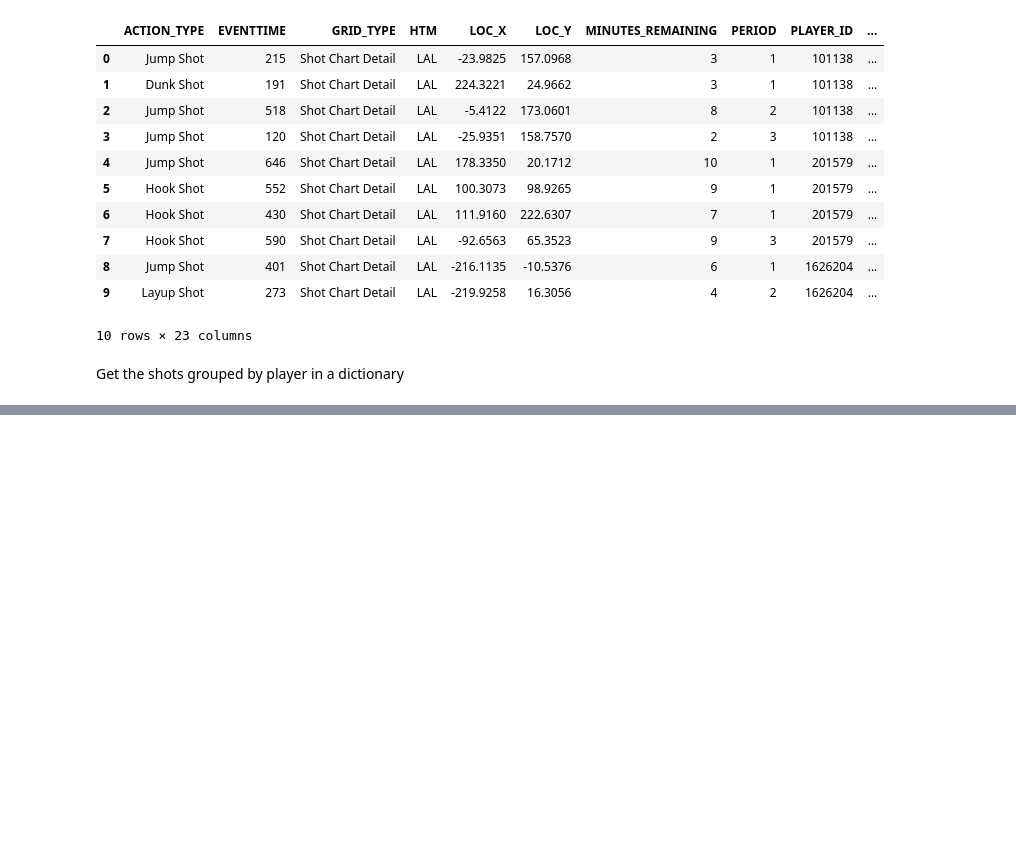
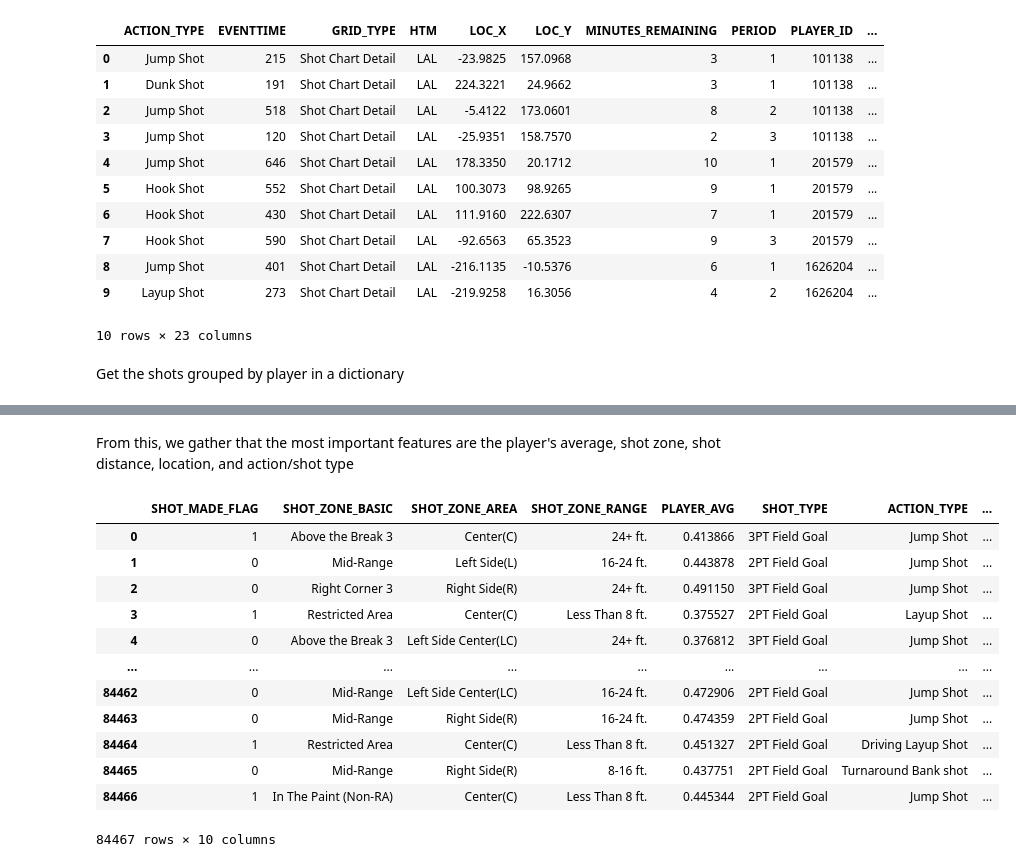
Before and after one commit to tomerzur/NBA-Shot-Prediction, a Jupyter notebook: main.ipynb, the cells around one changed output, grey strips where cells are left out. Saved outputs shown, nothing was run; the diff lists cells and outputs as text; code cells hidden in the pictures; blank space fills up the shorter version.

```diff
--- a/main.ipynb
+++ b/main.ipynb
@@ -80,3 +103,4 @@ fullDF = pd.read_csv('fullDF.csv')
 # %%
+# drop irrelevant columns
 fullDF = fullDF.loc[:, ~fullDF.columns.str.contains('^Unnamed')]
-fullDF.drop(columns = ['EVENTTIME', 'GRID_TYPE'], inplace = True)
+fullDF.drop(columns = ['EVENTTIME', 'GRID_TYPE', 'PLAYER_ID', 'SHOT_ATTEMPTED_FLAG', 'TEAM_ID'], inplace = True)
@@ -96,0 +154,20 @@ oheFeat = ohe.transform(features)
+# %% [markdown]
+From this, we gather that the most important features are the player's average, shot zone, shot distance, location, and action/shot type
+# %%
+dataset_imp_features_only = fullDF[['SHOT_MADE_FLAG', 'SHOT_ZONE_BASIC', 'SHOT_ZONE_AREA', 'SHOT_ZONE_RANGE',
+                                    'PLAYER_AVG', 'SHOT_TYPE', 'ACTION_TYPE', 'SHOT_DISTANCE', 'LOC_Y', 'LOC_X']]
+dataset_imp_features_only
+# %% [output]
+|  | SHOT_MADE_FLAG | SHOT_ZONE_BASIC | SHOT_ZONE_AREA | SHOT_ZONE_RANGE | PLAYER_AVG | SHOT_TYPE | ACTION_TYPE | ... |
+| 0 | 1 | Above the Break 3 | Center(C) | 24+ ft. | 0.413866 | 3PT Field Goal | Jump Shot | ... |
+| 1 | 0 | Mid-Range | Left Side(L) | 16-24 ft. | 0.443878 | 2PT Field Goal | Jump Shot | ... |
+| 2 | 0 | Right Corner 3 | Right Side(R) | 24+ ft. | 0.491150 | 3PT Field Goal | Jump Shot | ... |
+| 3 | 1 | Restricted Area | Center(C) | Less Than 8 ft. | 0.375527 | 2PT Field Goal | Layup Shot | ... |
+| 4 | 0 | Above the Break 3 | Left Side Center(LC) | 24+ ft. | 0.376812 | 3PT Field Goal | Jump Shot | ... |
+| ... | ... | ... | ... | ... | ... | ... | ... | ... |
+| 84462 | 0 | Mid-Range | Left Side Center(LC) | 16-24 ft. | 0.472906 | 2PT Field Goal | Jump Shot | ... |
+| 84463 | 0 | Mid-Range | Right Side(R) | 16-24 ft. | 0.474359 | 2PT Field Goal | Jump Shot | ... |
+| 84464 | 1 | Restricted Area | Center(C) | Less Than 8 ft. | 0.451327 | 2PT Field Goal | Driving Layup Shot | ... |
+| 84465 | 0 | Mid-Range | Right Side(R) | 8-16 ft. | 0.437751 | 2PT Field Goal | Turnaround Bank shot | ... |
+| 84466 | 1 | In The Paint (Non-RA) | Center(C) | Less Than 8 ft. | 0.445344 | 2PT Field Goal | Jump Shot | ... |
+84467 rows × 10 columns
```
Also changed, not shown: parts of 52 cells of this notebook.
